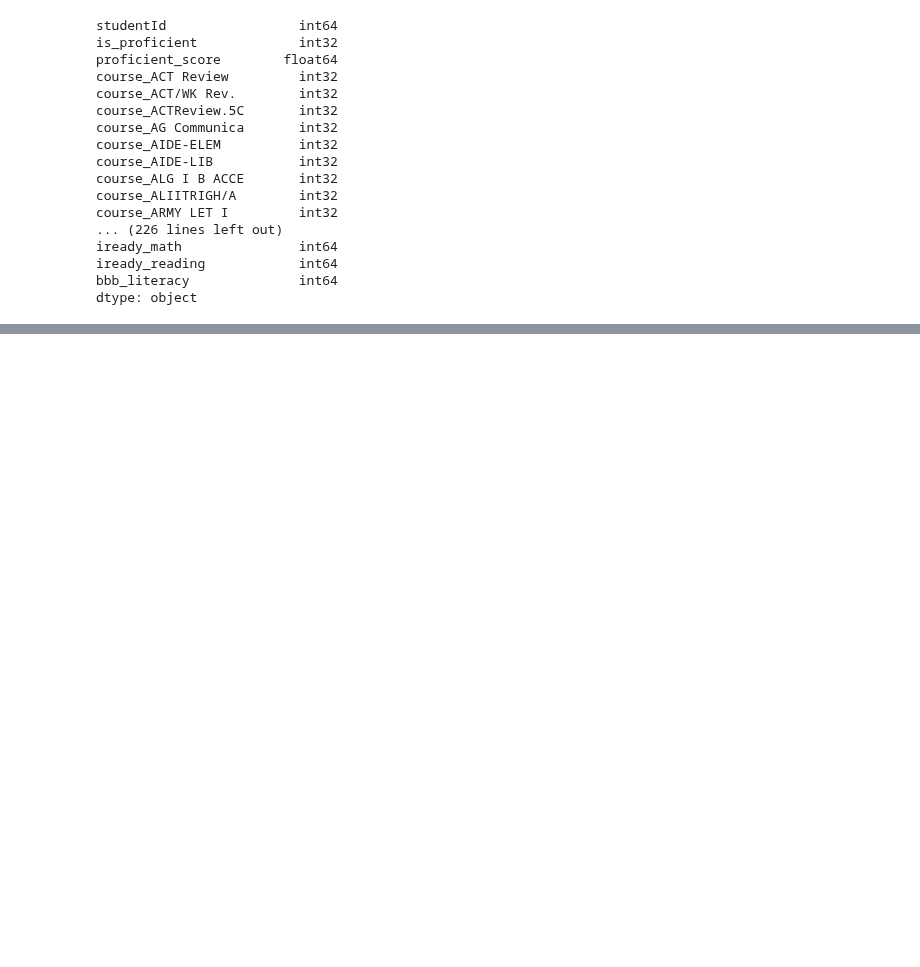
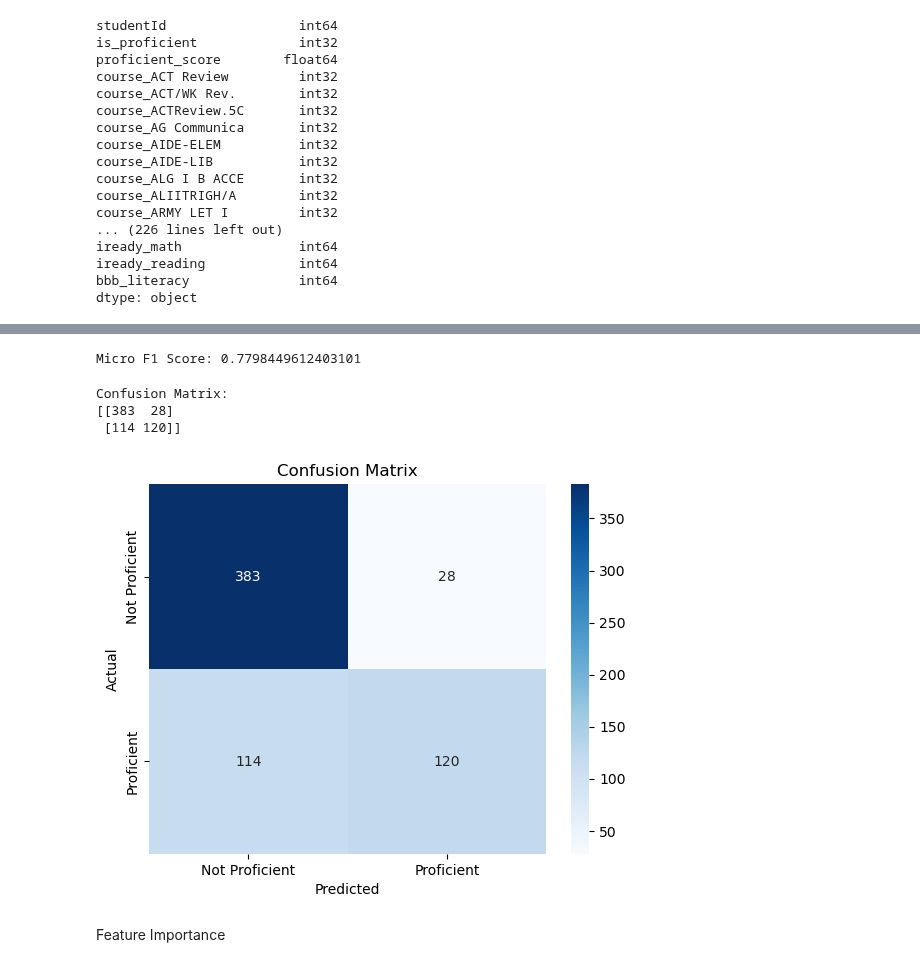
Before and after one commit to level-data-1a/predicting-proficiency, a Jupyter notebook: DecisionTree/ActMath.ipynb, the cells around one changed output, grey strips where cells are left out. Cells and saved outputs as stored; diff of their text form; code cells hidden in the pictures; blank space fills up the shorter version.

Commit message:
Added actMath

```diff
--- a/DecisionTree/ActMath.ipynb
+++ b/DecisionTree/ActMath.ipynb
@@ -78,7 +78,7 @@ y = actMath_11_df['proficient_score']
 X= actMath_11_df.drop(['proficient_score', 'studentId','is_proficient'], axis=1)
 print("Number of examples: " + str(X.shape[0]))
 
-X_train,X_test, y_train,y_test= train_test_split(X,y, test_size=0.22, stratify = actMath_11_df['is_proficient'],random_state=123)
+X_train,X_test, y_train,y_test= train_test_split(X,y, test_size=0.25, stratify = actMath_11_df['is_proficient'],random_state=123)
 print(X_train.shape)
 print(X_test.shape)
 # %% [output]
@@ -112,16 +112,16 @@ Done
 # %%
-dt_model = DecisionTreeRegressor(max_depth=32, min_samples_leaf=4)
+dt_model = DecisionTreeRegressor(max_depth=32, min_samples_leaf=5)
 dt_model.fit(X_train,y_train)
 
 #testing model on the X_test
-y_dt_pred = dt_model.predict(X)
+y_dt_pred = dt_model.predict(X_test)
 dt_rmse = mean_squared_error(y_test,y_dt_pred,squared=False)
 dt_r2 = r2_score(y_test,y_dt_pred)
 
 #trying to get f1 and accuracy score
 threshold = 1
 y_pred_bool = y_dt_pred >= threshold
-y_test_bool = y >= threshold
+y_test_bool = y_test >= threshold
 
 print("threshold=", threshold)
 # Print the classification report
@@ -132,0 +148,26 @@ print('[DT] R2: {0}'.format(dt_r2))
+# %%
+micro_f1 = f1_score(y_test_bool, y_pred_bool, average='micro')
+
+print("Micro F1 Score:", micro_f1)
+# %% [output]
+Micro F1 Score: 0.7798449612403101
+# %%
+cm = confusion_matrix(y_test_bool, y_pred_bool)
+
+# Print the confusion matrix
+print("Confusion Matrix:")
+print(cm)
+
+# Optionally, plot the confusion matrix using seaborn heatmap for better visualization
+sns.heatmap(cm, annot=True, fmt="d", cmap="Blues", xticklabels=["Not Proficient", "Proficient"], yticklabels=["Not Proficient", "Proficient"])
+plt.xlabel('Predicted')
+plt.ylabel('Actual')
+plt.title('Confusion Matrix')
+plt.show()
+# %% [output]
+Confusion Matrix:
+[[383  28]
+ [114 120]]
+[figure, added]
+# %% [markdown]
+Feature Importance
```
Also changed, not shown: parts of 4 cells of this notebook.
